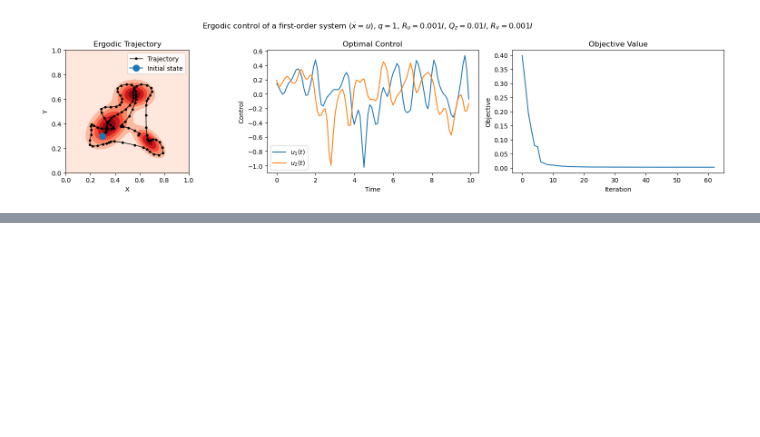
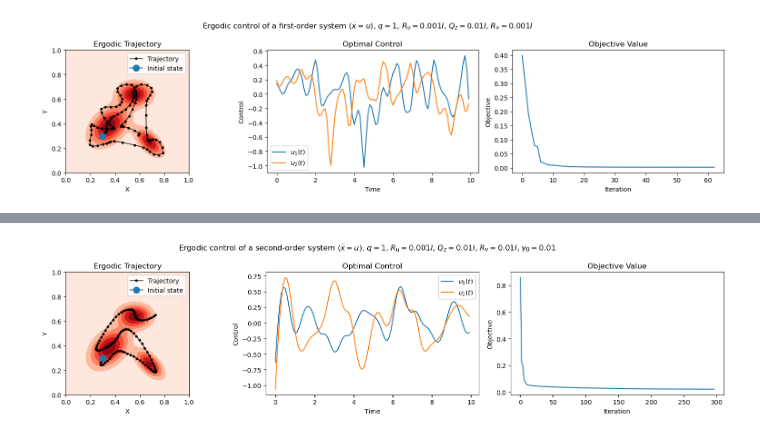
Before and after one commit to cwoodhayes/ME455_homework, a Jupyter notebook: hw5/hw5.ipynb, the cells around one changed output, grey strips where cells are left out. Cells and saved outputs as stored; diff of their text form; code cells hidden in the pictures; blank space fills up the shorter version.

```diff
--- a/hw5/hw5.ipynb
+++ b/hw5/hw5.ipynb
@@ -210,0 +323,36 @@ plt.show()
+# %%
+fig, axes = plt.subplots(1, 3, figsize=(16, 4))
+fig.suptitle('Ergodic control of a second-order system ($\\ddot{x} = u$), '
+             '$q = 1$, $R_u = 0.001 I$, $Q_z = 0.01 I$, $R_v = 0.01 I$, $\\gamma_0 = 0.01$')
+
+ax = axes[0]
+ax.set_aspect('equal')
+ax.set_xlim(0.0, L_list[0])
+ax.set_ylim(0.0, L_list[1])
+ax.contourf(grids_x, grids_y, pdf(grids).reshape(grids_x.shape), cmap='Reds')
+ax.plot(np.hstack([x0_2[0], x_opt_2[:, 0]]), np.hstack([x0_2[1], x_opt_2[:, 1]]),
+        linestyle='-', marker='o', color='k', markersize=3, linewidth=1, label='Trajectory')
+ax.plot(x0_2[0], x0_2[1], marker='o', color='C0', markersize=10, label='Initial state')
+ax.set_xlabel('X')
+ax.set_ylabel('Y')
+ax.set_title('Ergodic Trajectory')
+ax.legend(loc=1)
+
+ax = axes[1]
+ax.plot(tlist, u_opt_2[:, 0], label='$u_1(t)$')
+ax.plot(tlist, u_opt_2[:, 1], label='$u_2(t)$')
+ax.set_xlabel('Time')
+ax.set_ylabel('Control')
+ax.set_title('Optimal Control')
+ax.legend()
+
+ax = axes[2]
+ax.plot(np.arange(len(J_list_2)), J_list_2)
+ax.set_xlabel('Iteration')
+ax.set_ylabel('Objective')
+ax.set_title('Objective Value')
+
+plt.tight_layout()
+plt.show()
+# %% [output]
+[figure, added]
```
Also changed, not shown: parts of 2 cells of this notebook.
